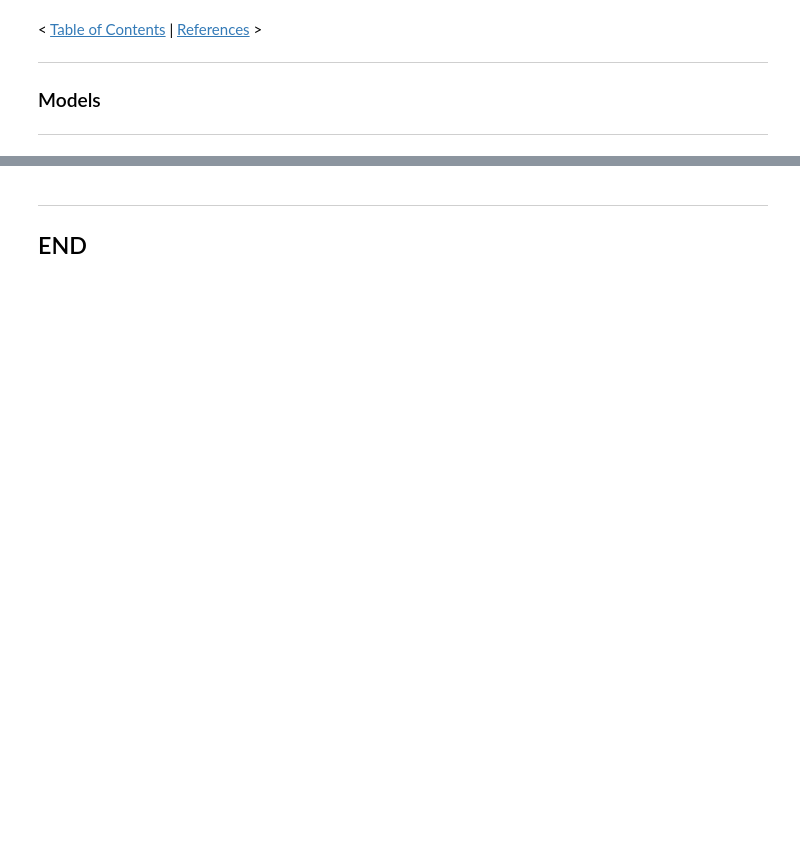
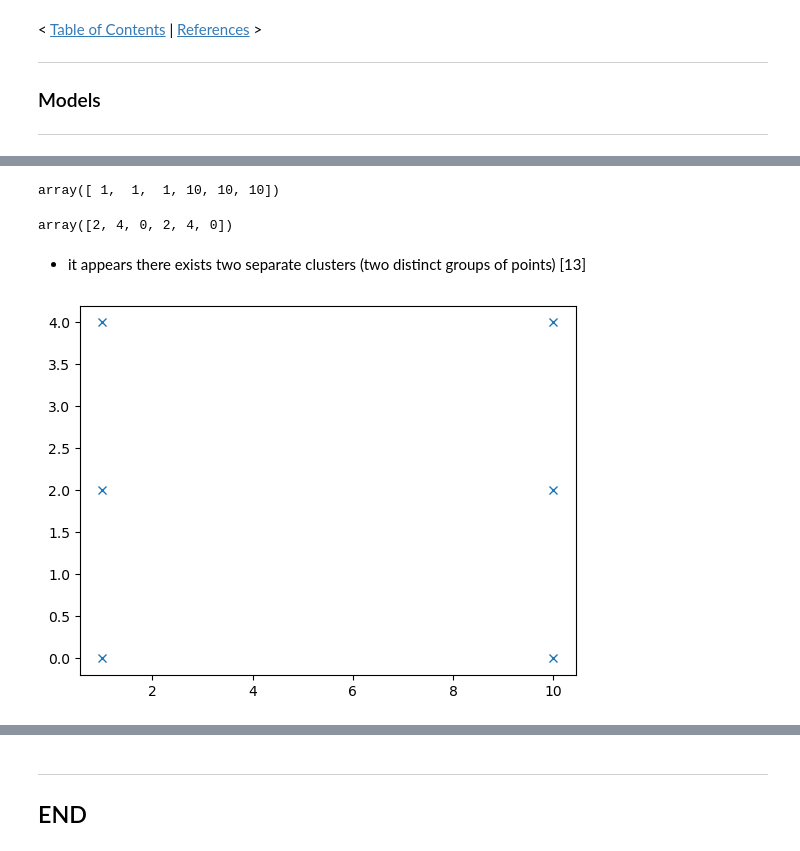
Before and after one commit to SeanOhAileasa/mls-machine-learning-statistics, a Jupyter notebook: mls-machine-learning-statistics.ipynb, the cells around one changed output, grey strips where cells are left out. Drawn from its saved outputs; the diff is of its cells as text; code cells hidden in the pictures; blank space fills up the shorter version.

Commit message:
update repository ./mls-machine-learning-statistics - Hack sklearn.cluster.KMeans documentation code example and plot.

```diff
--- a/mls-machine-learning-statistics.ipynb
+++ b/mls-machine-learning-statistics.ipynb
@@ -1704,0 +1756,2 @@ with open(r"C:\Users\SeanOhAileasa\covid-19-ireland\src\dataset\covid-19-ireland
+# %%
+X=np.array(object=[[1, 2],[1, 4],[1, 0],[10, 2],[10, 4],[10, 0]]) # numpy 6-d array
@@ -1704,0 +1910,12 @@ with open(r"C:\Users\SeanOhAileasa\covid-19-ireland\src\dataset\covid-19-ireland
+# %%
+xVals=X[:,0]
+# %%
+xVals
+# %% [output]
+array([ 1,  1,  1, 10, 10, 10])
+# %%
+yVals=X[:,1]
+# %%
+yVals # second internal dimension
+# %% [output]
+array([2, 4, 0, 2, 4, 0])
@@ -1704,0 +1926,6 @@ with open(r"C:\Users\SeanOhAileasa\covid-19-ireland\src\dataset\covid-19-ireland
+# %% [markdown]
+- it appears there exists two separate clusters (two distinct groups of points) [13]
+# %%
+ plt.plot(xVals,yVals,"x");
+# %% [output]
+[figure, added]
```
Also changed, not shown: parts of 160 cells of this notebook.
